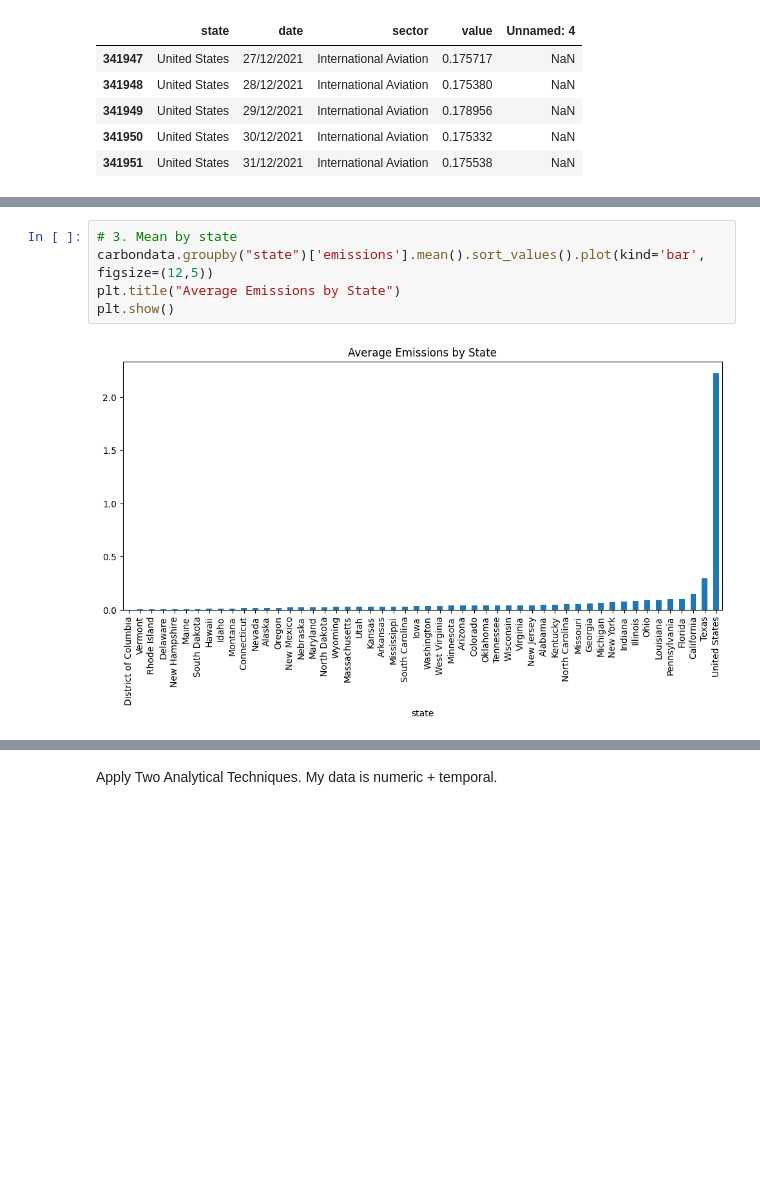
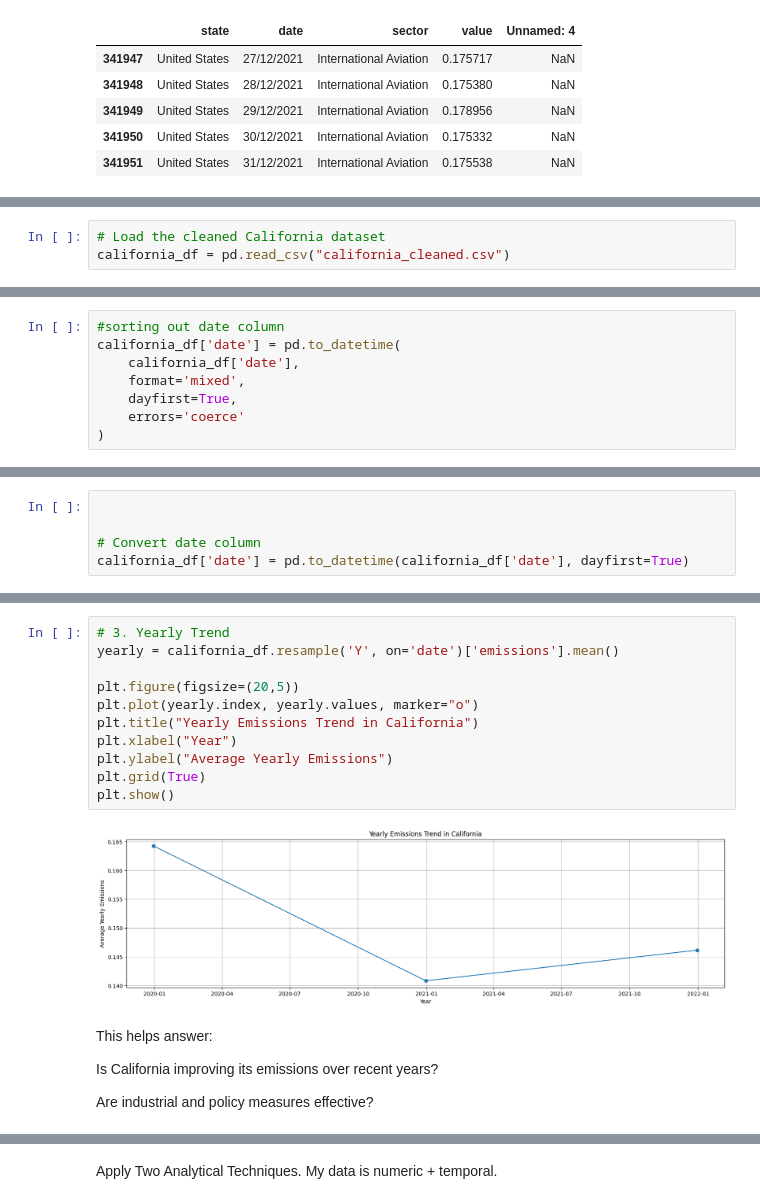
Before and after one commit to Williardm/CARBONEMISSION, a Jupyter notebook: Assignment.ipynb, the cells around one changed output, grey strips where cells are left out. Saved outputs shown, nothing was run; the diff lists cells and outputs as text; blank space fills up the shorter version.

```diff
--- a/Assignment.ipynb
+++ b/Assignment.ipynb
@@ -106,0 +217,3 @@ import matplotlib.pyplot as plt
+# %%
+# Load the cleaned California dataset
+california_df = pd.read_csv("california_cleaned.csv")
@@ -106,0 +229,8 @@ import matplotlib.pyplot as plt
+# %%
+#sorting out date column
+california_df['date'] = pd.to_datetime(
+    california_df['date'],
+    format='mixed',
+    dayfirst=True,
+    errors='coerce'
+)
@@ -107,2 +241,7 @@ import matplotlib.pyplot as plt
+# %%
+
+
+# Convert date column
+california_df['date'] = pd.to_datetime(california_df['date'], dayfirst=True)
 # %%
 # 1. Trend
@@ -119,9 +283,21 @@ plt.show()
 # %%
-# 3. Mean by state
-carbondata.groupby("state")['emissions'].mean().sort_values().plot(kind='bar', figsize=(12,5))
-plt.title("Average Emissions by State")
+# 3. Yearly Trend
+yearly = california_df.resample('Y', on='date')['emissions'].mean()
+
+plt.figure(figsize=(20,5))
+plt.plot(yearly.index, yearly.values, marker="o")
+plt.title("Yearly Emissions Trend in California")
+plt.xlabel("Year")
+plt.ylabel("Average Yearly Emissions")
+plt.grid(True)
 plt.show()
 # %% [output]
-[figure, old version]
+[figure, new version]
+# %% [markdown]
+This helps answer:
+
+Is California improving its emissions over recent years?
+
+Are industrial and policy measures effective?
 # %%
 # 4. Mean by sector
```
Also changed, not shown: parts of 57 cells of this notebook, 16 other files.
